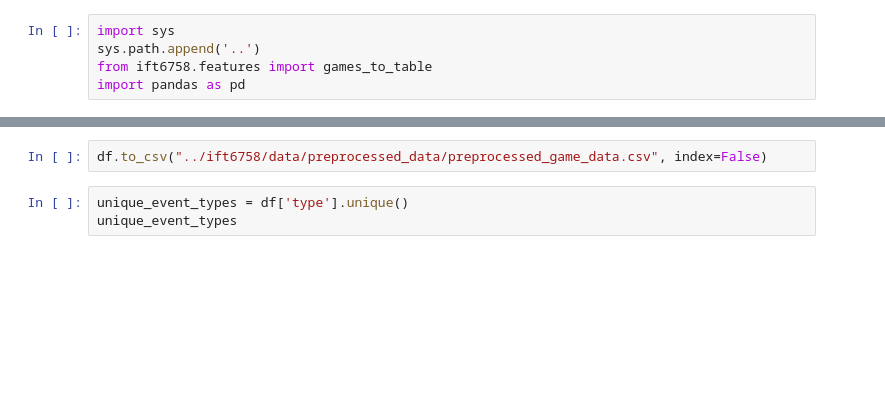
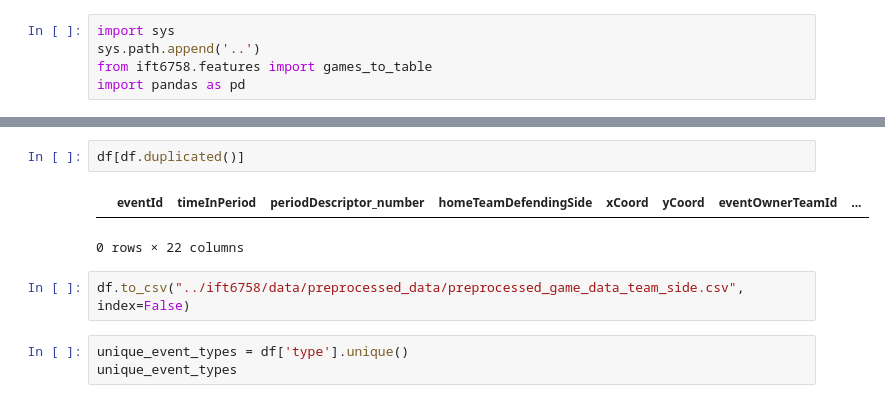
Before and after one commit to WilliamChidiac/NHL-goal-prediction, a Jupyter notebook: notebooks/tidy_data.ipynb, the cells around one changed output, grey strips where cells are left out. Saved outputs shown, nothing was run; the diff lists cells and outputs as text; blank space fills up the shorter version.

```diff
--- a/notebooks/tidy_data.ipynb
+++ b/notebooks/tidy_data.ipynb
@@ -9,5 +124,10 @@ print(df)
+# %%
+df[df.duplicated()]
+# %% [output]
+|  | eventId | timeInPeriod | periodDescriptor_number | homeTeamDefendingSide | xCoord | yCoord | eventOwnerTeamId | ... |
+0 rows × 22 columns
 # %%
-df.to_csv("../ift6758/data/preprocessed_data/preprocessed_game_data.csv", index=False)
+df.to_csv("../ift6758/data/preprocessed_data/preprocessed_game_data_team_side.csv", index=False)
 # %%
 unique_event_types = df['type'].unique()
 unique_event_types
```
Also changed, not shown: parts of 4 cells of this notebook.
